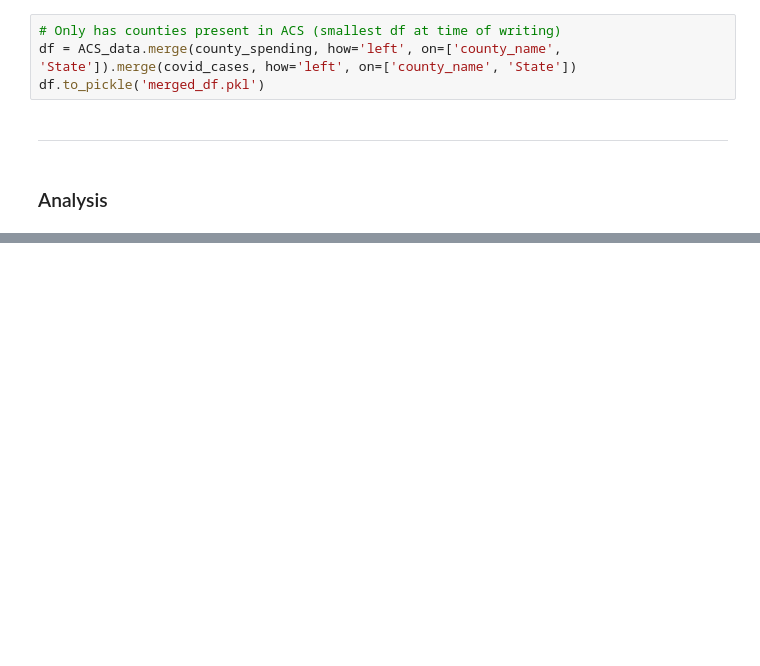
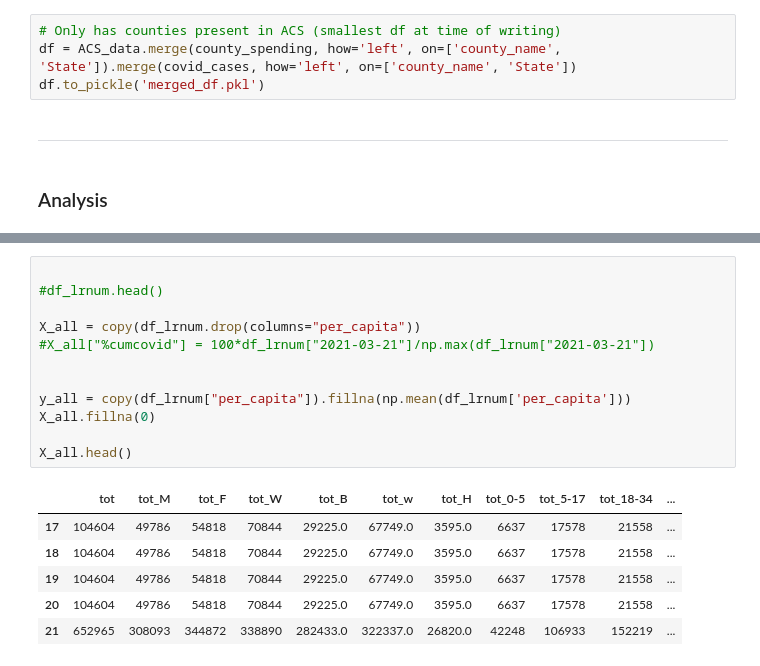
Before and after one commit to MLenaBleile/ConsultingProject, a Jupyter notebook: InfectSpendAnalysis.ipynb, the cells around one changed output, grey strips where cells are left out. Drawn from its saved outputs; the diff is of its cells as text; blank space fills up the shorter version.

```diff
--- a/InfectSpendAnalysis.ipynb
+++ b/InfectSpendAnalysis.ipynb
@@ -85,0 +119,19 @@ df = pd.read_pickle('merged_df.pkl')
+# %%
+
+#df_lrnum.head()
+
+X_all = copy(df_lrnum.drop(columns="per_capita"))
+#X_all["%cumcovid"] = 100*df_lrnum["2021-03-21"]/np.max(df_lrnum["2021-03-21"])
+
+
+y_all = copy(df_lrnum["per_capita"]).fillna(np.mean(df_lrnum['per_capita']))
+X_all.fillna(0)
+
+X_all.head()
+# %% [output]
+|  | tot | tot_M | tot_F | tot_W | tot_B | tot_w | tot_H | tot_0-5 | tot_5-17 | tot_18-34 | ... |
+| 17 | 104604 | 49786 | 54818 | 70844 | 29225.0 | 67749.0 | 3595.0 | 6637 | 17578 | 21558 | ... |
+| 18 | 104604 | 49786 | 54818 | 70844 | 29225.0 | 67749.0 | 3595.0 | 6637 | 17578 | 21558 | ... |
+| 19 | 104604 | 49786 | 54818 | 70844 | 29225.0 | 67749.0 | 3595.0 | 6637 | 17578 | 21558 | ... |
+| 20 | 104604 | 49786 | 54818 | 70844 | 29225.0 | 67749.0 | 3595.0 | 6637 | 17578 | 21558 | ... |
+| 21 | 652965 | 308093 | 344872 | 338890 | 282433.0 | 322337.0 | 26820.0 | 42248 | 106933 | 152219 | ... |
```
Also changed, not shown: parts of 6 cells of this notebook.
